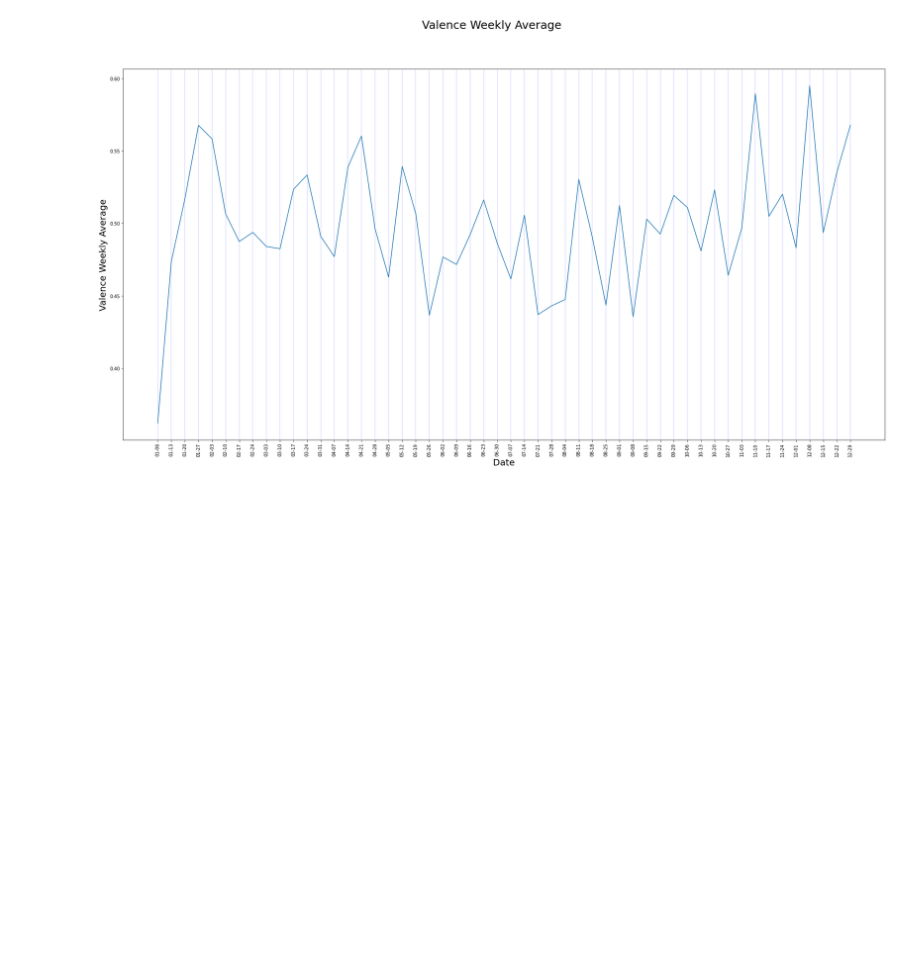
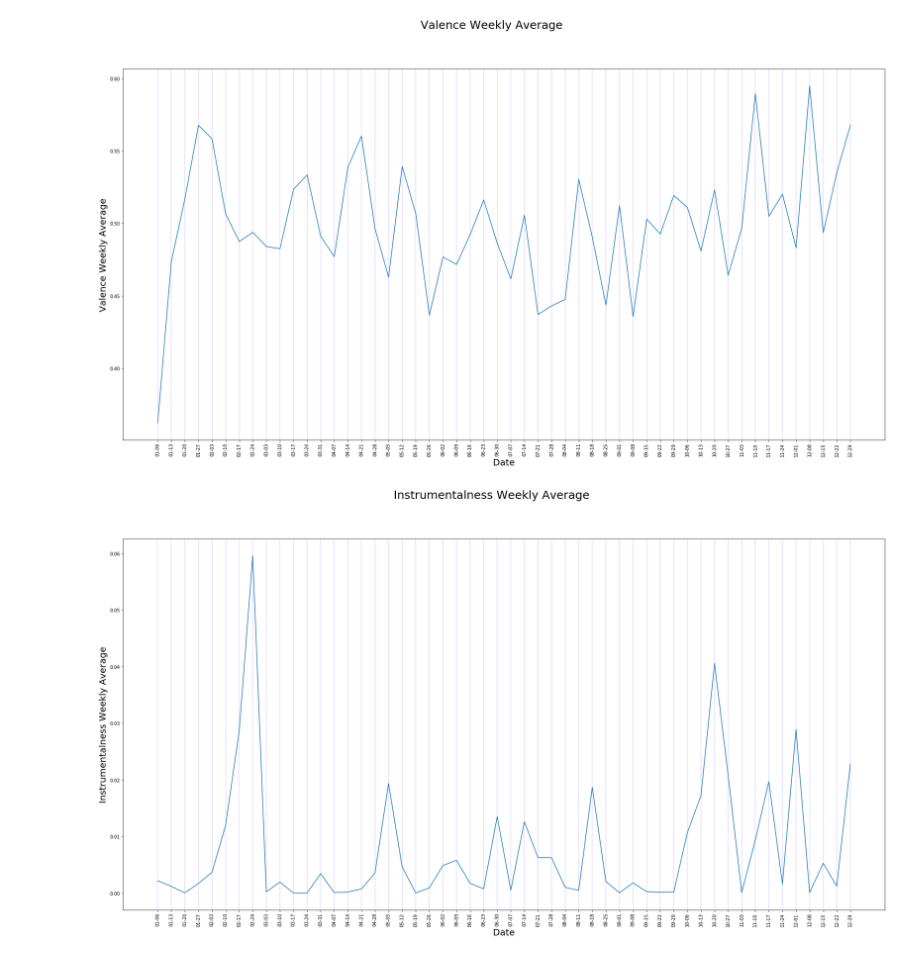
Before and after one commit to michelhaddad/spotify-big-data, a Jupyter notebook: notebooks/exploration-2019.ipynb, the cells around one changed output. Drawn from its saved outputs; the diff is of its cells as text; code cells hidden in the pictures; blank space fills up the shorter version.

Commit message:
I addded instrumentalness

```diff
--- a/notebooks/exploration-2019.ipynb
+++ b/notebooks/exploration-2019.ipynb
@@ -93,10 +94,10 @@ while i < len(dates):
 
 def allsundays(year):
    d = datetime.date(year, 1, 1)
-   d += datetime.timedelta(days = 6 - d.weekday())
+   d += timedelta(days = 6 - d.weekday())
    while d.year == year:
       yield d
-      d += datetime.timedelta(days = 7)
+      d += timedelta(days = 7)
 
 days = []
 for i in allsundays(2019):
@@ -135,10 +136,10 @@ while i < len(dates):
 
 def allsundays(year):
    d = datetime.date(year, 1, 1)
-   d += datetime.timedelta(days = 6 - d.weekday())
+   d += timedelta(days = 6 - d.weekday())
    while d.year == year:
       yield d
-      d += datetime.timedelta(days = 7)
+      d += timedelta(days = 7)
 
 days = []
 for i in allsundays(2019):
@@ -153,3 +154,45 @@ plt.ylabel('Valence Weekly Average', fontsize=20)
 plt.show()
 # %% [output]
 [figure]
+# %%
+# Instrumentalness parameter
+dates = [date for date in top_200_2019['date'].unique()]
+instrumentalness_avg = []
+
+for date in dates:
+    daily_chart = top_200_2019[top_200_2019['date'] == date]
+    instrumentalness_avg.append(daily_chart.nlargest(5, ['Position'])['instrumentalness'].mean())
+
+weeks_average = []
+count = 0
+i = 0
+currSum = 0
+while i < len(dates):
+    currSum += instrumentalness_avg[i]
+    count += 1
+    if count == 7:
+        weeks_average.append(currSum / count)
+        currSum = 0
+        count = 0
+    i += 1
+
+def allsundays(year):
+   d = datetime.date(year, 1, 1)
+   d += timedelta(days = 6 - d.weekday())
+   while d.year == year:
+      yield d
+      d += timedelta(days = 7)
+
+days = []
+for i in allsundays(2019):
+    days.append(i.strftime('%m-%d'))
+plt.plot([i for i in days], weeks_average)
+plt.xticks([i for i in days],  rotation='vertical')
+plt.grid(color='b', linestyle='-', linewidth=0.2, axis='x')
+plt.rcParams["figure.figsize"] = (30,15)
+plt.suptitle('Instrumentalness Weekly Average', fontsize=25)
+plt.xlabel('Date', fontsize=20)
+plt.ylabel('Instrumentalness Weekly Average', fontsize=20)
+plt.show()
+# %% [output]
+[figure, added]
```
Also changed, not shown: parts of 2 cells of this notebook.
